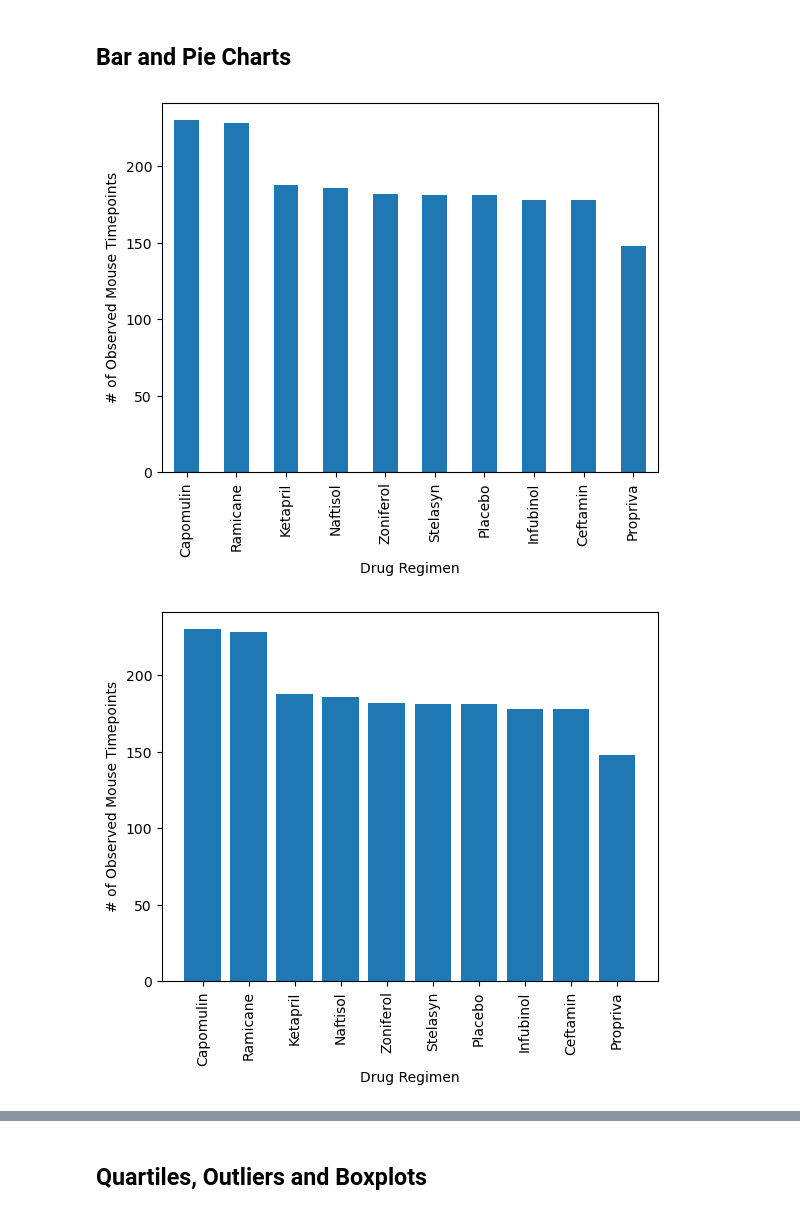
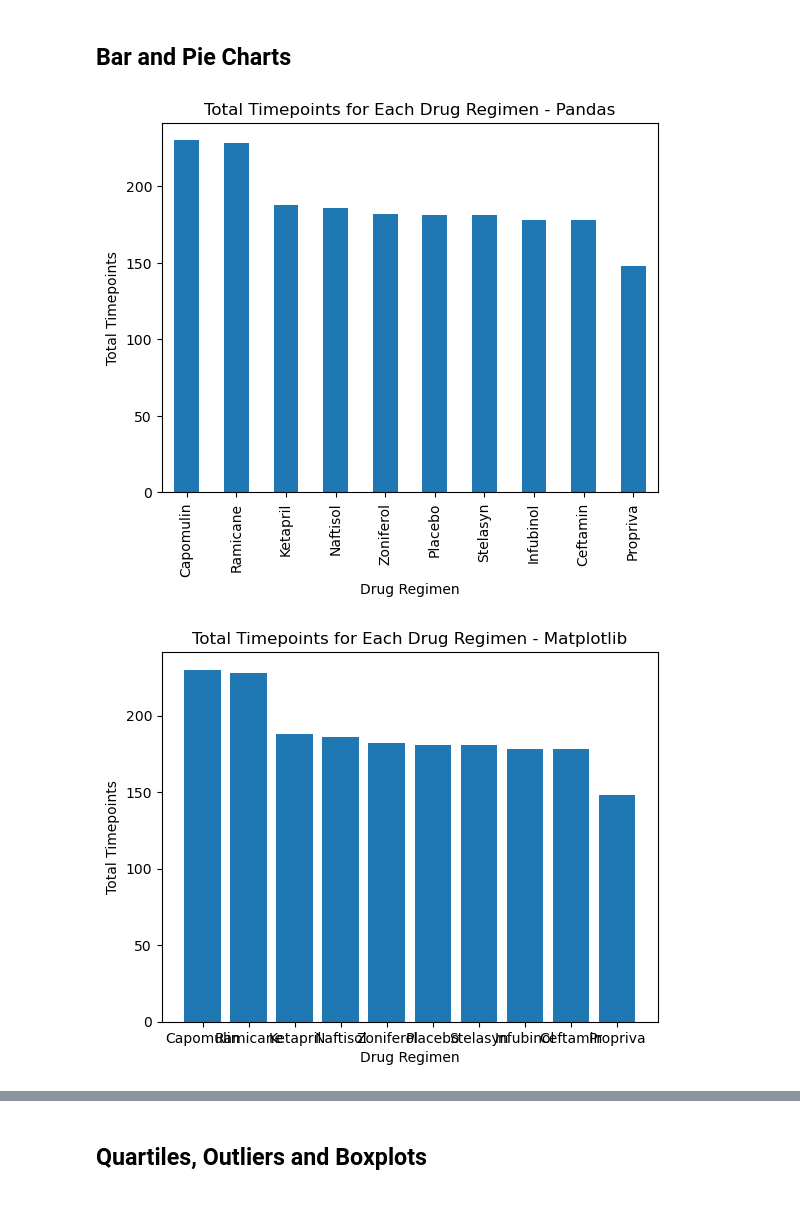
Before and after one commit to emilybowers3000/Module-5-Challenge, a Jupyter notebook: Pymaceuticals_Module_EBowers.ipynb, the cells around one changed output, grey strips where cells are left out. Drawn from its saved outputs; the diff is of its cells as text; code cells hidden in the pictures.

```diff
--- a/Pymaceuticals_Module_EBowers.ipynb
+++ b/Pymaceuticals_Module_EBowers.ipynb
@@ -63,5 +64,10 @@ duplicate_rows
 | 917 | g989 | Propriva | Female | 21 | 26 | 20 | 54.657650 | ... |
 # %%
 # Create a clean DataFrame by dropping the duplicate mouse by its ID.
+
+mouse_ids_to_exclude = ['g989']
+
+# Create cleaned_data by excluding rows with specified Mouse IDs
+cleaned_data = merged_data_df[merged_data_df['Mouse ID'].isin(mouse_ids_to_exclude) ==False]
 # %%
 # Checking the number of mice in the clean DataFrame.
@@ -111,11 +129,21 @@ duplicate_rows
 ## Bar and Pie Charts
 # %%
 # Generate a bar plot showing the total number of rows (Mouse ID/Timepoints) for each drug regimen using Pandas.
+bar_chart_pandas = cleaned_data["Drug Regimen"].value_counts().plot(kind="bar", title="Total Timepoints for Each Drug Regimen - Pandas")
+plt.xlabel("Drug Regimen")
+plt.ylabel("Total Timepoints")
+plt.show()
 # %% [output]
-[figure, old version]
+[figure, new version]
 # %%
 # Generate a bar plot showing the total number of rows (Mouse ID/Timepoints) for each drug regimen using pyplot.
+drug_regimen_counts = cleaned_data["Drug Regimen"].value_counts()
+bar_chart_matplotlib = plt.bar(drug_regimen_counts.index, drug_regimen_counts)
+plt.title("Total Timepoints for Each Drug Regimen - Matplotlib")
+plt.xlabel("Drug Regimen")
+plt.ylabel("Total Timepoints")
+plt.show()
 # %% [output]
-[figure, old version]
+[figure, new version]
 # %%
 # Generate a pie plot showing the distribution of female versus male mice using Pandas
```
Also changed, not shown: parts of 17 cells of this notebook, 1 other file.
